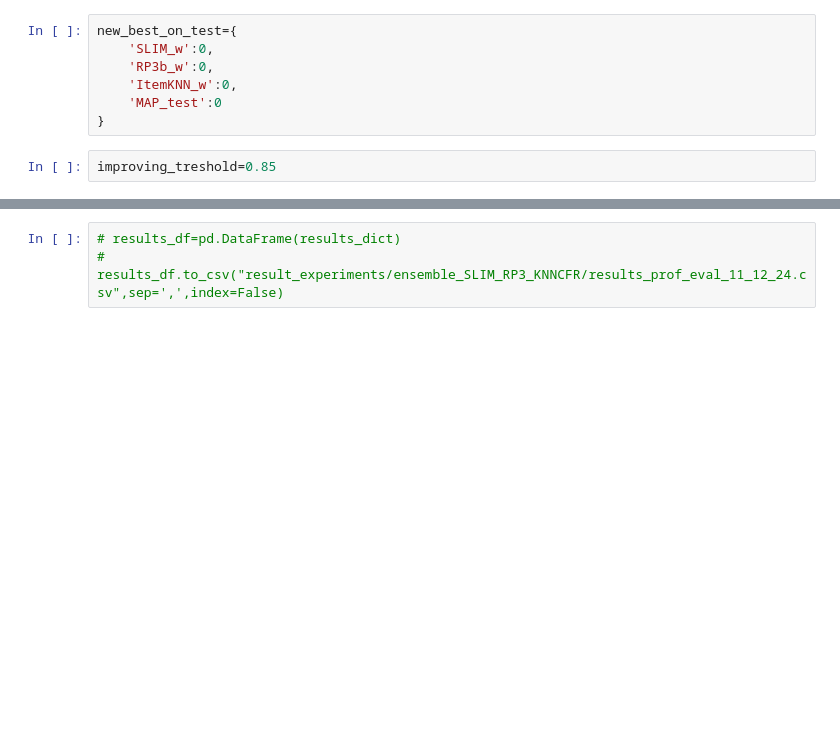
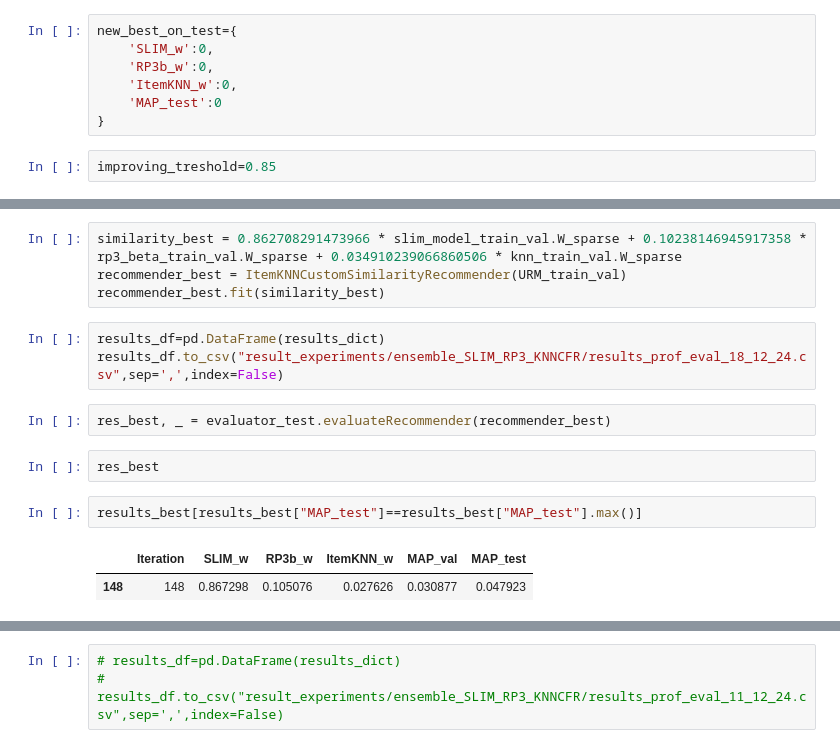
Before and after one commit to timothewt/RecSysCompetition2024Polimi, a Jupyter notebook: notebooks/sf-11-ensemble3-optuna.ipynb, the cells around one changed output, grey strips where cells are left out. Drawn from its saved outputs; the diff is of its cells as text; blank space fills up the shorter version.

```diff
--- a/notebooks/sf-11-ensemble3-optuna.ipynb
+++ b/notebooks/sf-11-ensemble3-optuna.ipynb
@@ -322,3 +354,19 @@ study.optimize(objective_function_weight_hybrid,
+# %%
+similarity_best = 0.862708291473966 * slim_model_train_val.W_sparse + 0.10238146945917358 * rp3_beta_train_val.W_sparse + 0.034910239066860506 * knn_train_val.W_sparse
+recommender_best = ItemKNNCustomSimilarityRecommender(URM_train_val)
+recommender_best.fit(similarity_best)
+# %%
+results_df=pd.DataFrame(results_dict)
+results_df.to_csv("result_experiments/ensemble_SLIM_RP3_KNNCFR/results_prof_eval_18_12_24.csv",sep=',',index=False)
+# %%
+res_best, _ = evaluator_test.evaluateRecommender(recommender_best)
+# %%
+res_best
+# %%
+results_best[results_best["MAP_test"]==results_best["MAP_test"].max()]
+# %% [output]
+|  | Iteration | SLIM_w | RP3b_w | ItemKNN_w | MAP_val | MAP_test |
+| 148 | 148 | 0.867298 | 0.105076 | 0.027626 | 0.030877 | 0.047923 |
 # %%
 new_best_on_test
 # %% [output]
```
Also changed, not shown: parts of 39 cells of this notebook, 17 other files.
